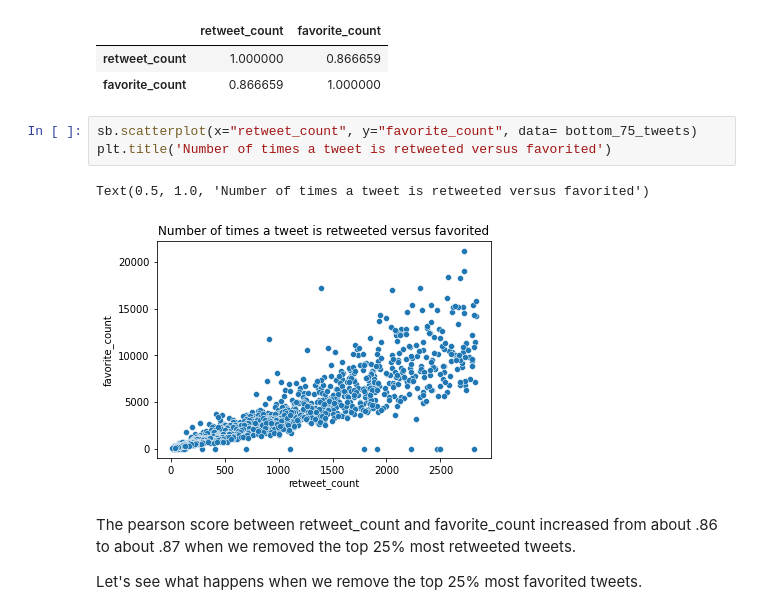
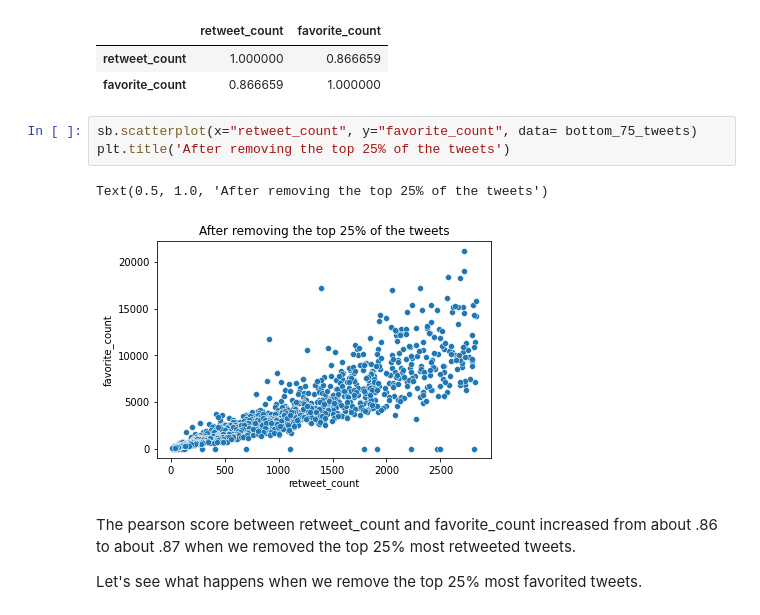
Before and after one commit to werdnamac/we_rate_dogs_analysis, a Jupyter notebook: wrangle_act.ipynb, the cells around one changed output. Drawn from its saved outputs; the diff is of its cells as text.

```diff
--- a/wrangle_act.ipynb
+++ b/wrangle_act.ipynb
@@ -1968,10 +1998,10 @@ bottom_75_tweets.corr(method='pearson')
 | favorite_count | 0.866659 | 1.000000 |
 # %%
 sb.scatterplot(x="retweet_count", y="favorite_count", data= bottom_75_tweets)
-plt.title('Number of times a tweet is retweeted versus favorited')
+plt.title('After removing the top 25% of the tweets')
 # %% [output]
-Text(0.5, 1.0, 'Number of times a tweet is retweeted versus favorited')
+Text(0.5, 1.0, 'After removing the top 25% of the tweets')
-[figure, old version]
+[figure, new version]
 # %% [markdown]
 The pearson score between retweet_count and favorite_count increased from about .86 to about .87 when we removed the top 25% most retweeted tweets.
 
```
Also changed, not shown: parts of 16 cells of this notebook, 1 other file.
